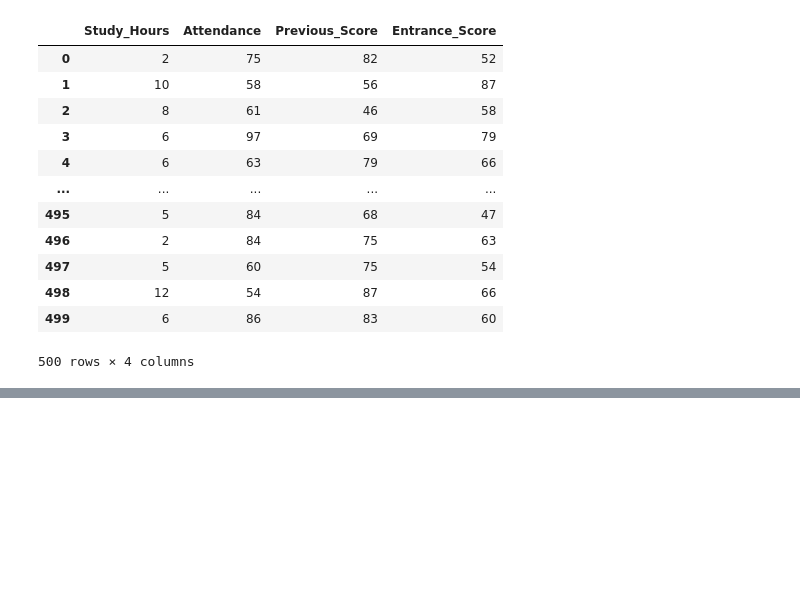
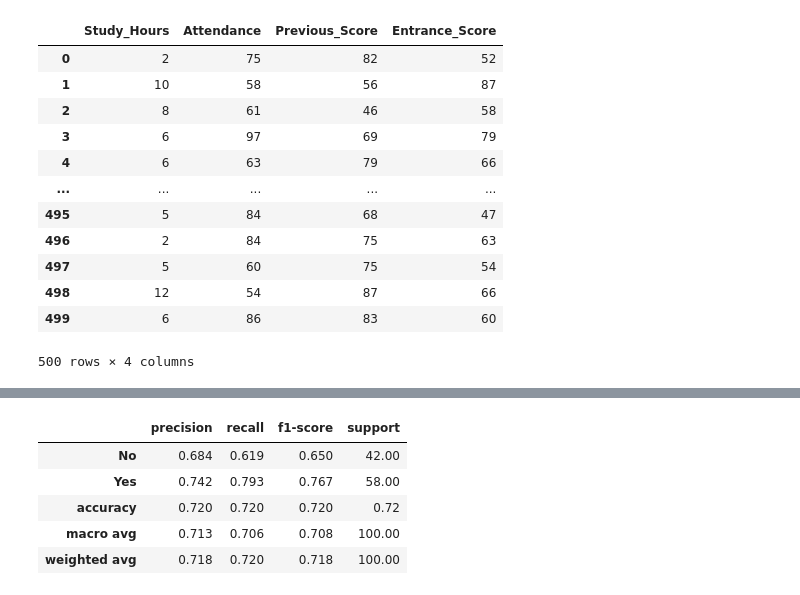
Before and after one commit to data-spice/AI_LESSON, a Jupyter notebook: practice/logistic_reg2.ipynb, the cells around one changed output, grey strips where cells are left out. Saved outputs shown, nothing was run; the diff lists cells and outputs as text; code cells hidden in the pictures; blank space fills up the shorter version.

```diff
--- a/practice/logistic_reg2.ipynb
+++ b/practice/logistic_reg2.ipynb
@@ -35,0 +103,4 @@ sns.pboxlot(df)
+# %%
+from sklearn.linear_model import LogisticRegression
+
+model= LogisticRegression()
@@ -35,0 +111,2 @@ sns.pboxlot(df)
+# %%
+y_pred=model.predict(X_test_transformed)
@@ -35,0 +131,15 @@ sns.pboxlot(df)
+# %%
+from sklearn.metrics import classification_report
+
+report=classification_report(y_test,y_pred,output_dict=True)
+
+report_df=pd.DataFrame(report).T
+
+report_df.round(3)
+# %% [output]
+|  | precision | recall | f1-score | support |
+| No | 0.684 | 0.619 | 0.650 | 42.00 |
+| Yes | 0.742 | 0.793 | 0.767 | 58.00 |
+| accuracy | 0.720 | 0.720 | 0.720 | 0.72 |
+| macro avg | 0.713 | 0.706 | 0.708 | 100.00 |
+| weighted avg | 0.718 | 0.720 | 0.718 | 100.00 |
```
Also changed, not shown: parts of 10 cells of this notebook, 3 other files.
